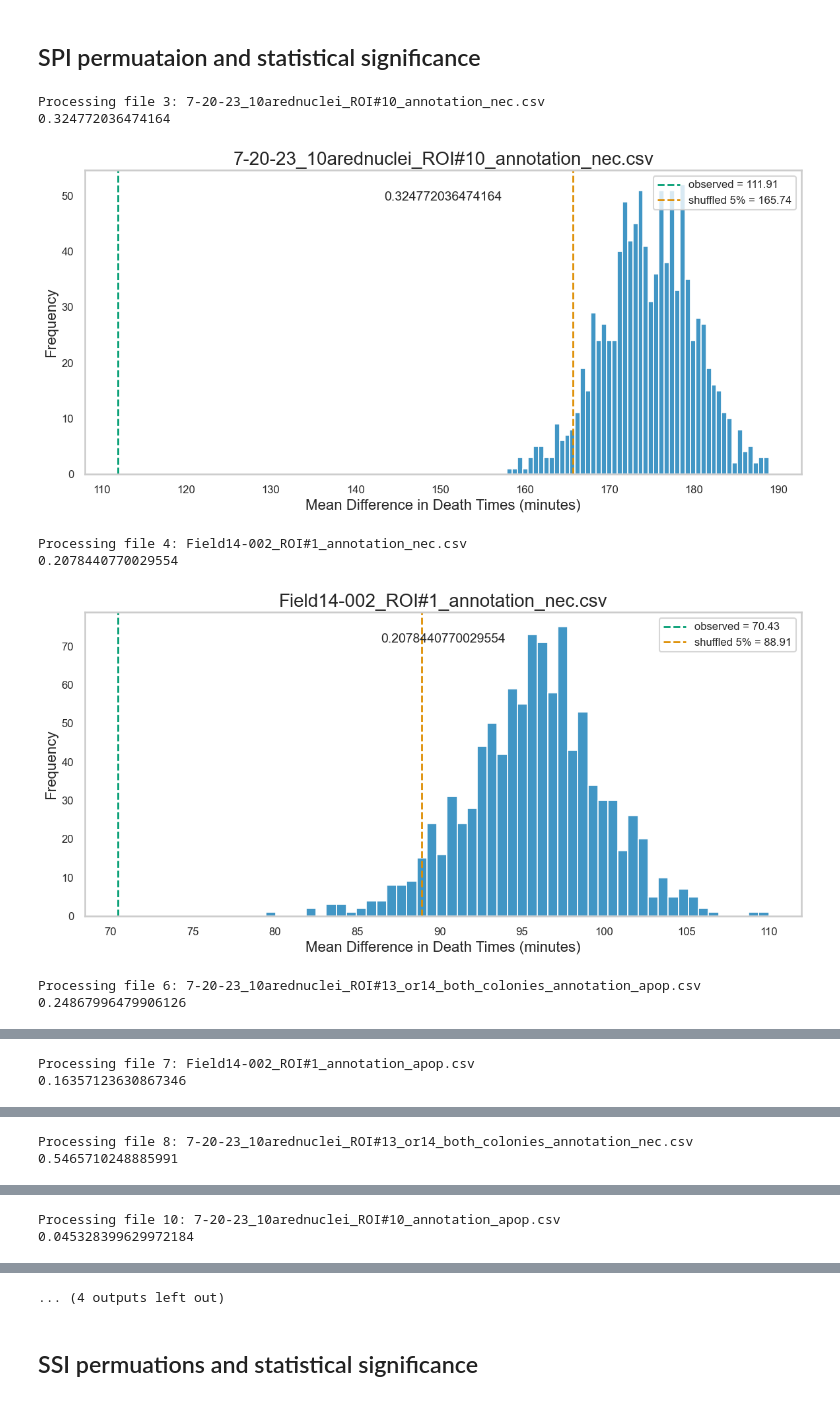
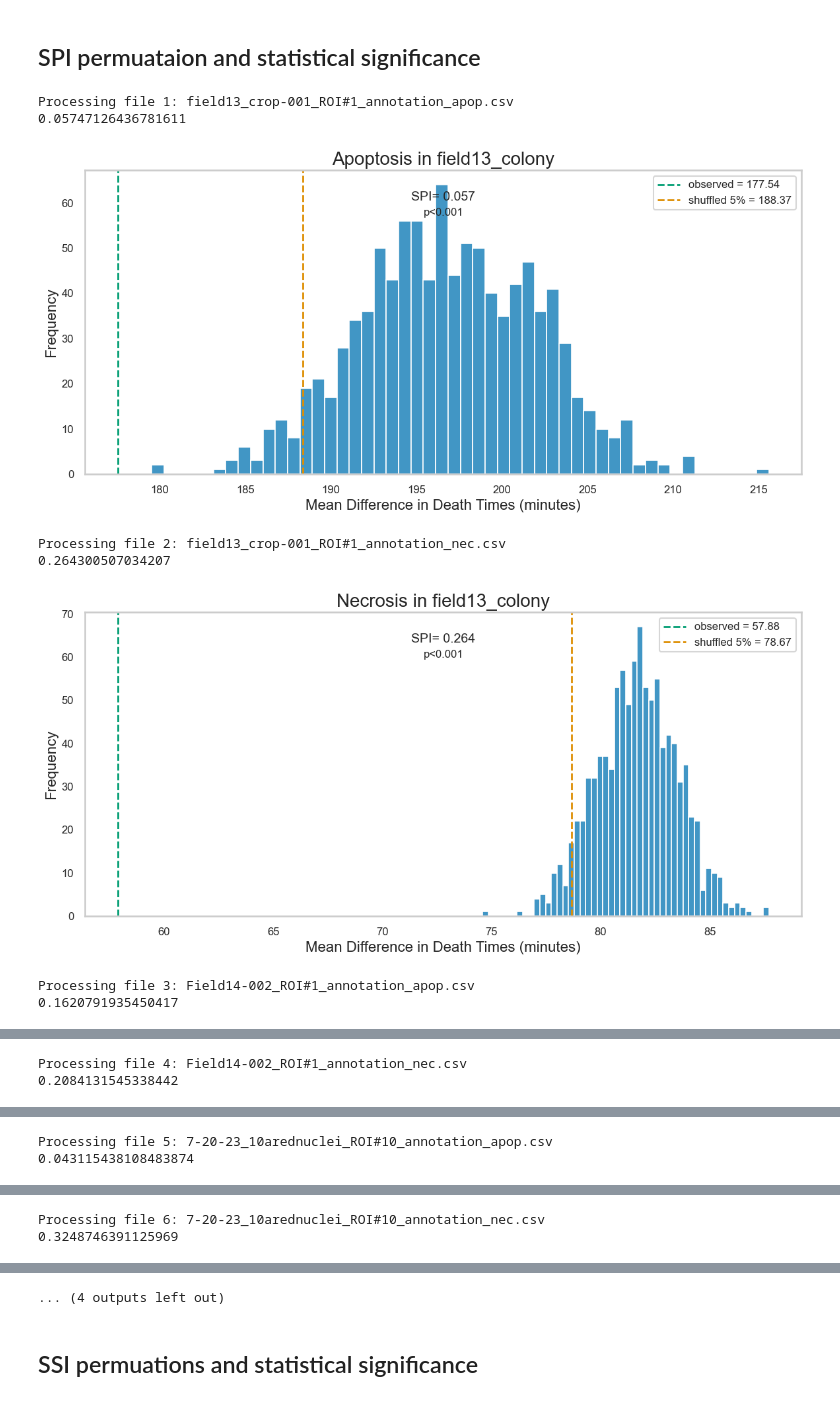
Before and after one commit to zaritskylab/CellDeathSpreading, a Jupyter notebook: notebooks/statistical_signifigance.ipynb, the cells around one changed output, grey strips where cells are left out. Saved outputs shown, nothing was run; the diff lists cells and outputs as text; code cells hidden in the pictures.

```diff
--- a/notebooks/statistical_signifigance.ipynb
+++ b/notebooks/statistical_signifigance.ipynb
@@ -25,7 +25,6 @@ def plot_histogram_with_lines(values, observed, shuffled_5_per, bins=30, title="
     - text: str, optional text to display on the plot
     - text_position: tuple, position of the text in axes coordinates (x, y)
     """
-
     # Set colorblind-friendly palette
     sns.set_palette("colorblind")
     sns.set_context("talk")  # For better font sizes
@@ -41,8 +40,9 @@ def plot_histogram_with_lines(values, observed, shuffled_5_per, bins=30, title="
 
     # Add text to the plot if provided
     if text:
-        plt.text(text_position[0], text_position[1], text, fontsize=14, transform=plt.gca().transAxes, ha='center')
-
+        p_v = sum(observed > values) / len(values)
+        plt.text(text_position[0], text_position[1], f"SPI= {text:.3f}", fontsize=14, transform=plt.gca().transAxes, ha='center')
+        plt.text(text_position[0], text_position[1]-0.05, f"p={p_v:.3f}" if p_v>0.001 else "p<0.001", fontsize=12, transform=plt.gca().transAxes, ha='center')
     # Axis labels and title
     plt.title(title, fontsize=20)
     plt.xlabel(xlabel, fontsize=16)
@@ -62,39 +62,40 @@ def plot_histogram_with_lines(values, observed, shuffled_5_per, bins=30, title="
 # %%
 single_exp_full_paths = os.sep.join(os.getcwd().split(os.sep)[:-1]) + "/data/mixed_death_annotations/"#Field14-002_ROI#1_annotation_nec.csv'
 exps_dir_name = os.sep.join(os.getcwd().split(os.sep)[:-1]) + "/data/mixed_death_annotations/"
 meta_data_file_full_path= os.sep.join(os.getcwd().split(os.sep)[:-1]) + "/data/metadata.csv"
-for idx, file in enumerate(os.listdir(single_exp_full_paths)):
-    if '_mixed' in file or ('nec' not in file and 'apop' not in file):
-        continue
+meta_data_df = pd.read_csv(meta_data_file_full_path)
+meta_data_df = meta_data_df[meta_data_df["File Name"].str.contains("nec|apop")]
+for idx, file in enumerate(meta_data_df['File Name'].values):
     print(f"Processing file {idx+1}: {file}")
     cells_loci, cells_times_of_death = read_experiment_cell_xy_and_death_times(exp_full_path=os.path.join(single_exp_full_paths, file))
     csv = pd.read_csv(os.path.join(single_exp_full_paths, file))
     death_mode = csv["Mode"].values
     ob = uSpiCalc(XY=cells_loci,
                         die_times=cells_times_of_death,
                         death_mode = death_mode,
                         treatment='ML162',
                         temporal_resolution=10,
                         n_scramble=1000,
                         draw=False,
                         dist_threshold=100,
                         filter_neighbors_by_distance=True,
                         filter_neighbors_by_level= 1,
                         time_unit='minutes',)
     print(ob.get_uspis())
     mean_of_shuffles = ob.all_mean_shuffles_sorted
     # flattened_array = np.concatenate(mean_of_shuffles).ravel().tolist()
     flattened_array = np.array(mean_of_shuffles)
     # print(flattened_array)
     mean_5_pre =  ob.scramble_signficance_95
     mean_observed = ob.original_difference_death_times
-    plot_histogram_with_lines(flattened_array, observed=mean_observed, shuffled_5_per= mean_5_pre, bins=50, title=file, xlabel="Mean Difference in Death Times (minutes)", ylabel="Frequency", text = str(ob.get_uspis()))
+    new = "Necrosis in " + meta_data_df[meta_data_df["File Name"].str.contains(file)]["Origin"].values[0] if 'nec' in file else "Apoptosis in " + meta_data_df[meta_data_df["File Name"].str.contains(file)]["Origin"].values[0]
+    plot_histogram_with_lines(flattened_array, observed=mean_observed, shuffled_5_per= mean_5_pre, bins=50, title=new, xlabel="Mean Difference in Death Times (minutes)", ylabel="Frequency", text = ob.get_uspis())
 # %% [output]
-Processing file 3: 7-20-23_10arednuclei_ROI#10_annotation_nec.csv
-0.324772036474164
+Processing file 1: field13_crop-001_ROI#1_annotation_apop.csv
+0.05747126436781611
-[figure, old version]
+[figure, new version]
-Processing file 4: Field14-002_ROI#1_annotation_nec.csv
-0.2078440770029554
+Processing file 2: field13_crop-001_ROI#1_annotation_nec.csv
+0.264300507034207
-[figure, old version]
+[figure, new version]
-Processing file 6: 7-20-23_10arednuclei_ROI#13_or14_both_colonies_annotation_apop.csv
-0.24867996479906126
+Processing file 3: Field14-002_ROI#1_annotation_apop.csv
+0.1620791935450417
@@ -102,2 +103,2 @@ Processing file 6: 7-20-23_10arednuclei_ROI#13_or14_both_colonies_annotation_apo
-Processing file 7: Field14-002_ROI#1_annotation_apop.csv
-0.16357123630867346
+Processing file 4: Field14-002_ROI#1_annotation_nec.csv
+0.2084131545338442
@@ -105,2 +106,2 @@ Processing file 7: Field14-002_ROI#1_annotation_apop.csv
-Processing file 8: 7-20-23_10arednuclei_ROI#13_or14_both_colonies_annotation_nec.csv
-0.5465710248885991
+Processing file 5: 7-20-23_10arednuclei_ROI#10_annotation_apop.csv
+0.043115438108483874
@@ -108,2 +109,2 @@ Processing file 8: 7-20-23_10arednuclei_ROI#13_or14_both_colonies_annotation_nec
-Processing file 10: 7-20-23_10arednuclei_ROI#10_annotation_apop.csv
-0.045328399629972184
+Processing file 6: 7-20-23_10arednuclei_ROI#10_annotation_nec.csv
+0.3248746391125969
```
Also changed, not shown: parts of 3 cells of this notebook, 9 other files.
